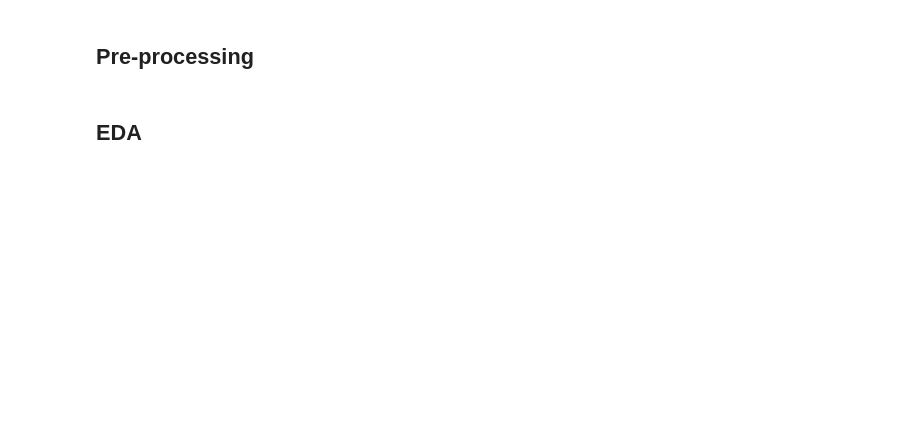
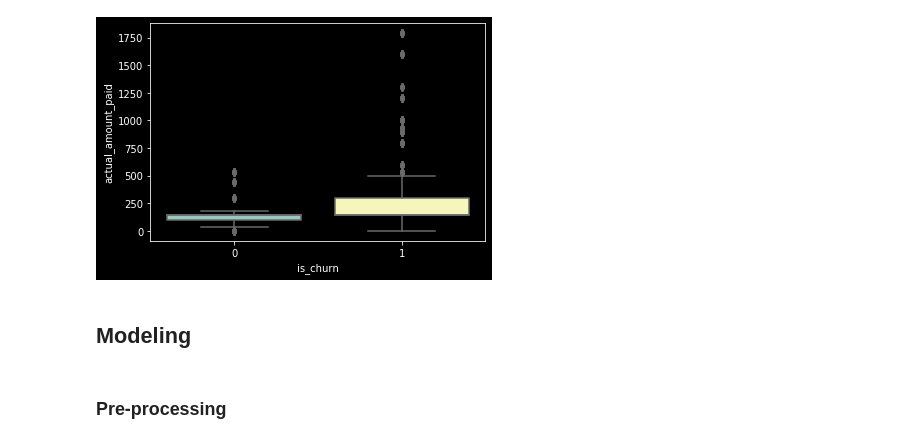
Before and after one commit to sitathomas/NYCDSA_Hackathon_Oct_2020, a Jupyter notebook: Sita/Hackathon.ipynb, the cells around one changed output. Saved outputs shown, nothing was run; the diff lists cells and outputs as text; code cells hidden in the pictures; blank space fills up the shorter version.

Commit message:
Sita - add EDA, imputed notebooks

```diff
--- a/Sita/Hackathon.ipynb
+++ b/Sita/Hackathon.ipynb
@@ -32,0 +30,23 @@ Index(['msno', 'is_churn', 'city', 'bd', 'gender', 'registered_via',
+# %%
+# import and change date cols to datetime dtype
+date_cols = ['registration_init_time', 'transaction_date',
+             'membership_expire_date', 'date']
+
+df = pd.read_csv('../data/kkbox_merged.csv',
+                 parse_dates=date_cols
+                ).rename(columns={'date': 'listening_date'})
+# %%
+# change to object dtype numeric cols that represent categorical data
+str_category_cols = ['city', 'registered_via', 'payment_method_id']
+
+bool_cols = ['is_churn', 'is_auto_renew', 'is_cancel']
+
+for col in str_category_cols + bool_cols:
+    df[col] = df[col].astype(str)
+# %%
+# impute missing gender values as unknown
+df.gender.fillna('unknown', inplace=True)
+# %%
+# impute missing/junk age values with mean
+df.loc[df.bd <= 0, 'bd'] = df.bd.mean()
+df.loc[df.bd == 1043, 'bd'] = df.bd.mean()
@@ -60,0 +178,5 @@ Percent missingness in gender column:
+# %%
+sns.boxplot('is_churn', 'actual_amount_paid', data=df);
+# customers who pay more tend to churn more
+# %% [output]
+[figure, added]
@@ -61,2 +187,4 @@ Percent missingness in gender column:
+# %% [markdown]
+## Modeling
 # %% [markdown]
-## Pre-processing
+### Pre-processing
@@ -66,2 +190,0 @@ df = df.drop('msno', axis=1)
-# %% [markdown]
-## EDA
```
Also changed, not shown: parts of 34 cells of this notebook, 3 other files.
